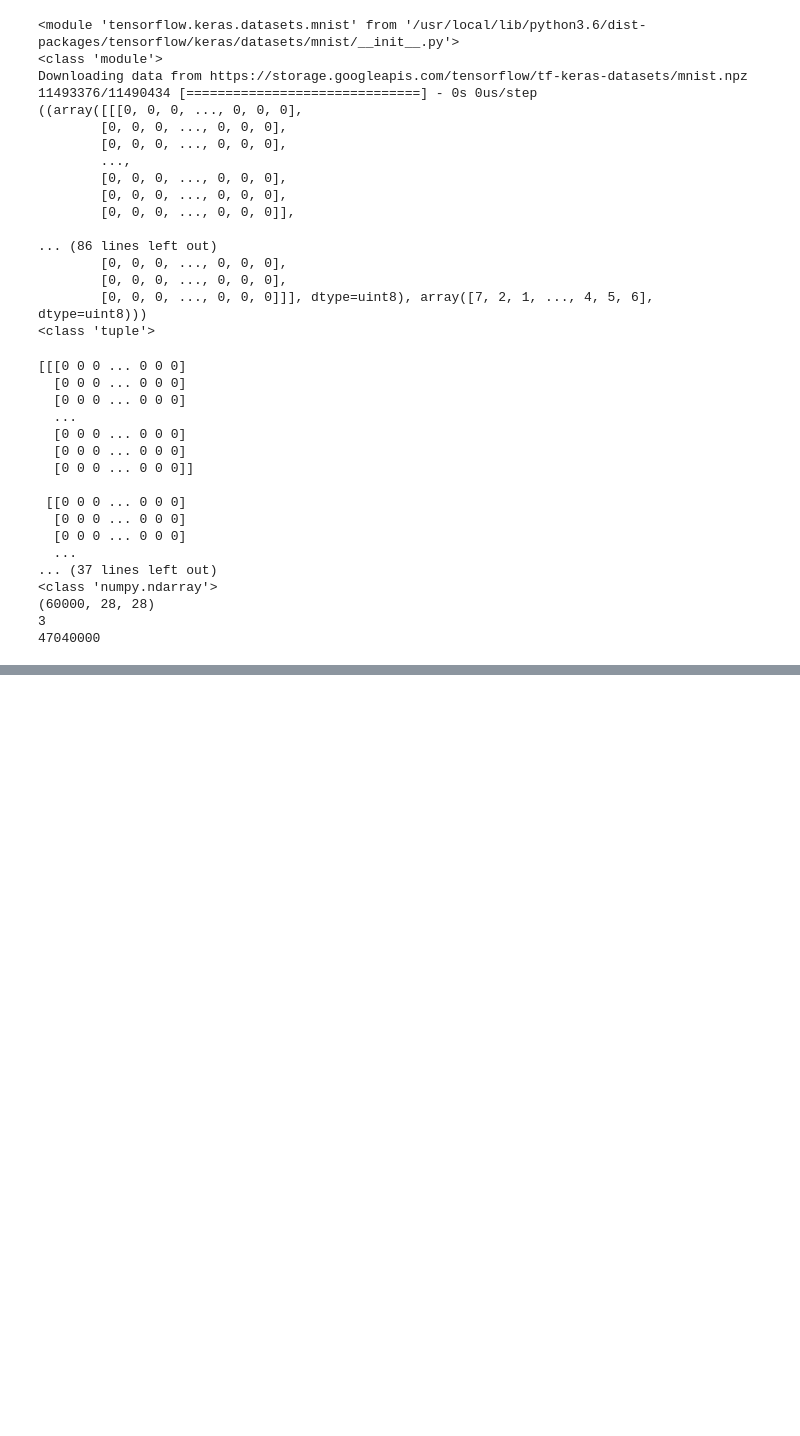
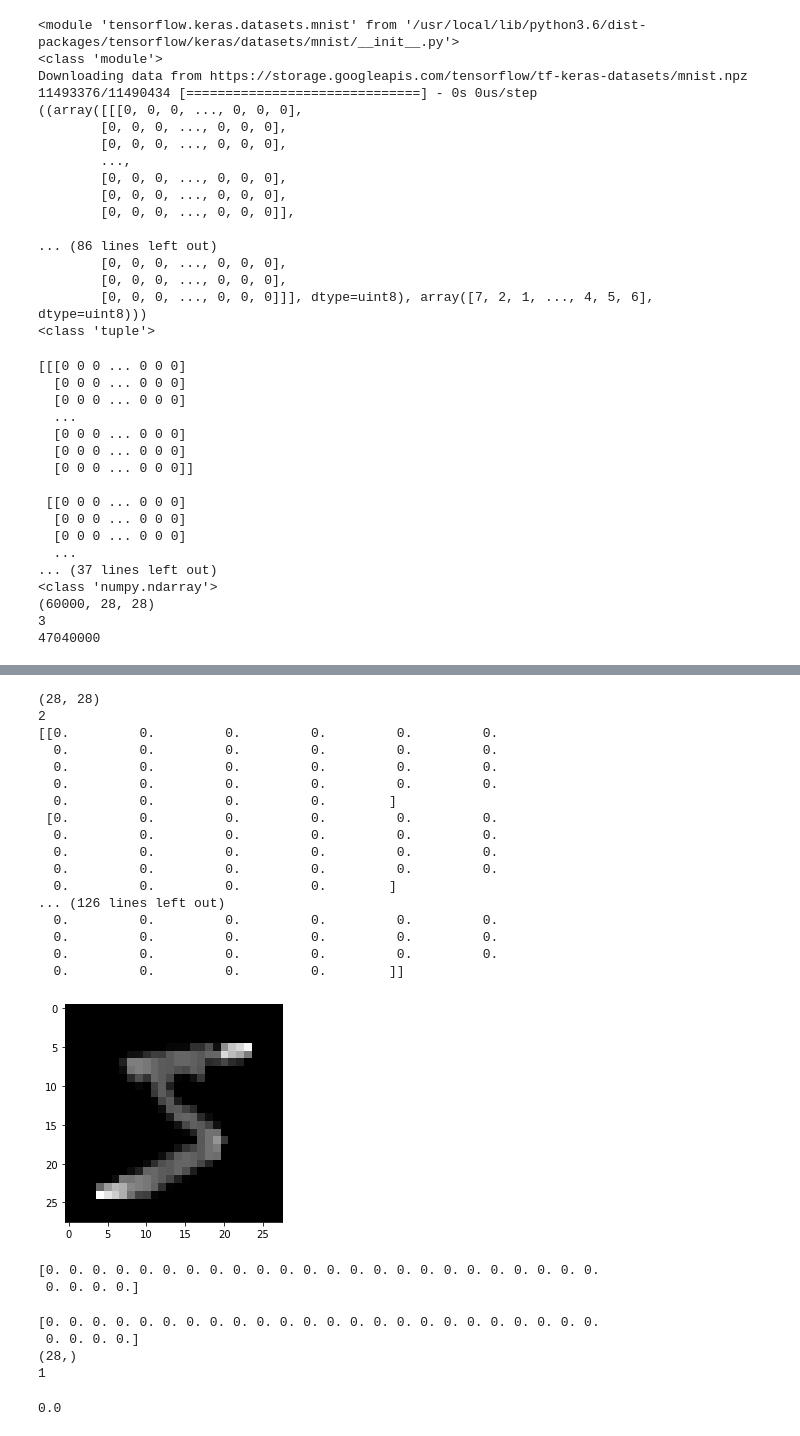
Before and after one commit to ulrikSebastienR/Colab-python-diaries, a Jupyter notebook: sentdex_deep_learning1.ipynb, the cells around one changed output, grey strips where cells are left out. Saved outputs shown, nothing was run; the diff lists cells and outputs as text; code cells hidden in the pictures; blank space fills up the shorter version.

```diff
--- a/sentdex_deep_learning1.ipynb
+++ b/sentdex_deep_learning1.ipynb
@@ -68,0 +59,4 @@ TypeError: ignored
+# %%
+print(x_train[0])
+x_train = tf.keras.utils.normalize(x_train, axis = 1)
+print(x_train[0])
@@ -68,0 +144,41 @@ TypeError: ignored
+# %%
+print(x_train[0].shape)
+print(x_train[0].ndim)
+print(x_train[0])
+plt.imshow(x_train[0], cmap='gray')
+plt.show()
+print(x_train[0][0])
+# %% [output]
+(28, 28)
+2
+[[0.         0.         0.         0.         0.         0.
+  0.         0.         0.         0.         0.         0.
+  0.         0.         0.         0.         0.         0.
+  0.         0.         0.         0.         0.         0.
+  0.         0.         0.         0.        ]
+ [0.         0.         0.         0.         0.         0.
+  0.         0.         0.         0.         0.         0.
+  0.         0.         0.         0.         0.         0.
+  0.         0.         0.         0.         0.         0.
+  0.         0.         0.         0.        ]
+... (126 lines left out)
+  0.         0.         0.         0.         0.         0.
+  0.         0.         0.         0.         0.         0.
+  0.         0.         0.         0.         0.         0.
+  0.         0.         0.         0.        ]]
+[figure, added]
+[0. 0. 0. 0. 0. 0. 0. 0. 0. 0. 0. 0. 0. 0. 0. 0. 0. 0. 0. 0. 0. 0. 0. 0.
+ 0. 0. 0. 0.]
+# %%
+print(x_test[0][0])
+print(x_test[0][0].shape)
+print(x_test[0][0].ndim)
+# %% [output]
+[0. 0. 0. 0. 0. 0. 0. 0. 0. 0. 0. 0. 0. 0. 0. 0. 0. 0. 0. 0. 0. 0. 0. 0.
+ 0. 0. 0. 0.]
+(28,)
+1
+# %%
+print(x_test[0][0][0])
+# %% [output]
+0.0
```
Also changed, not shown: parts of 9 cells of this notebook.
